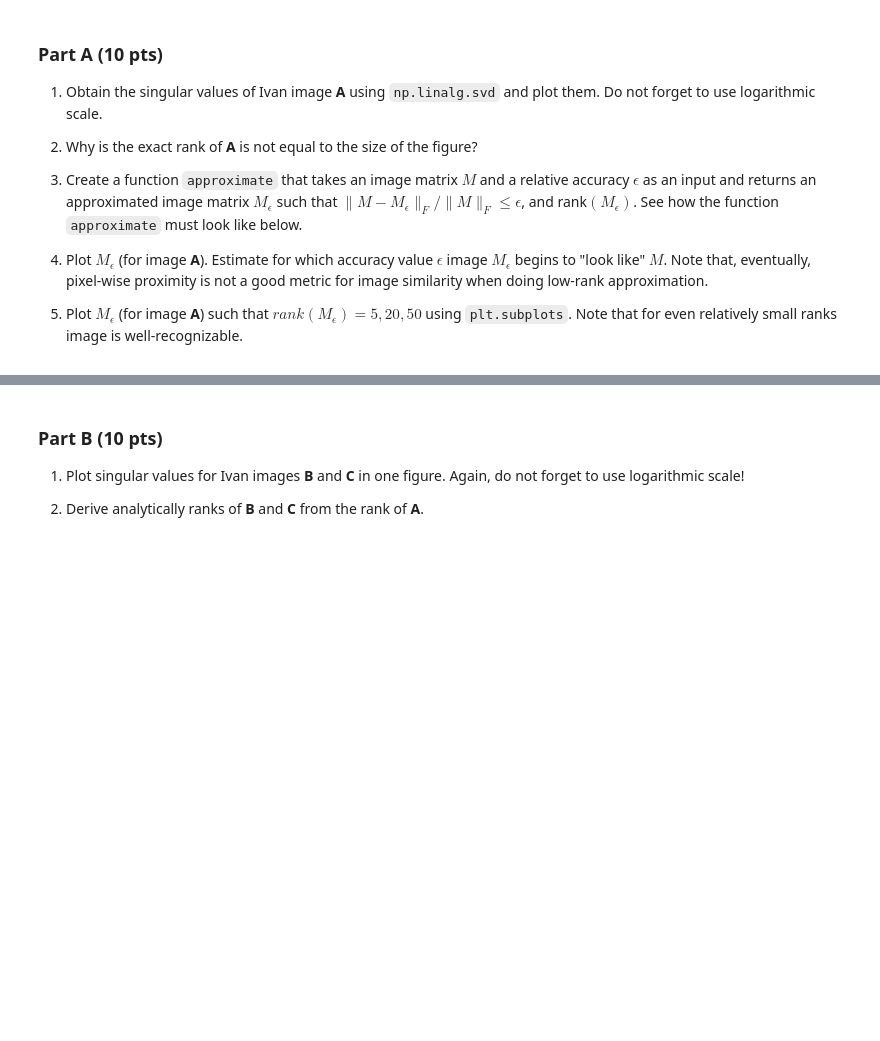
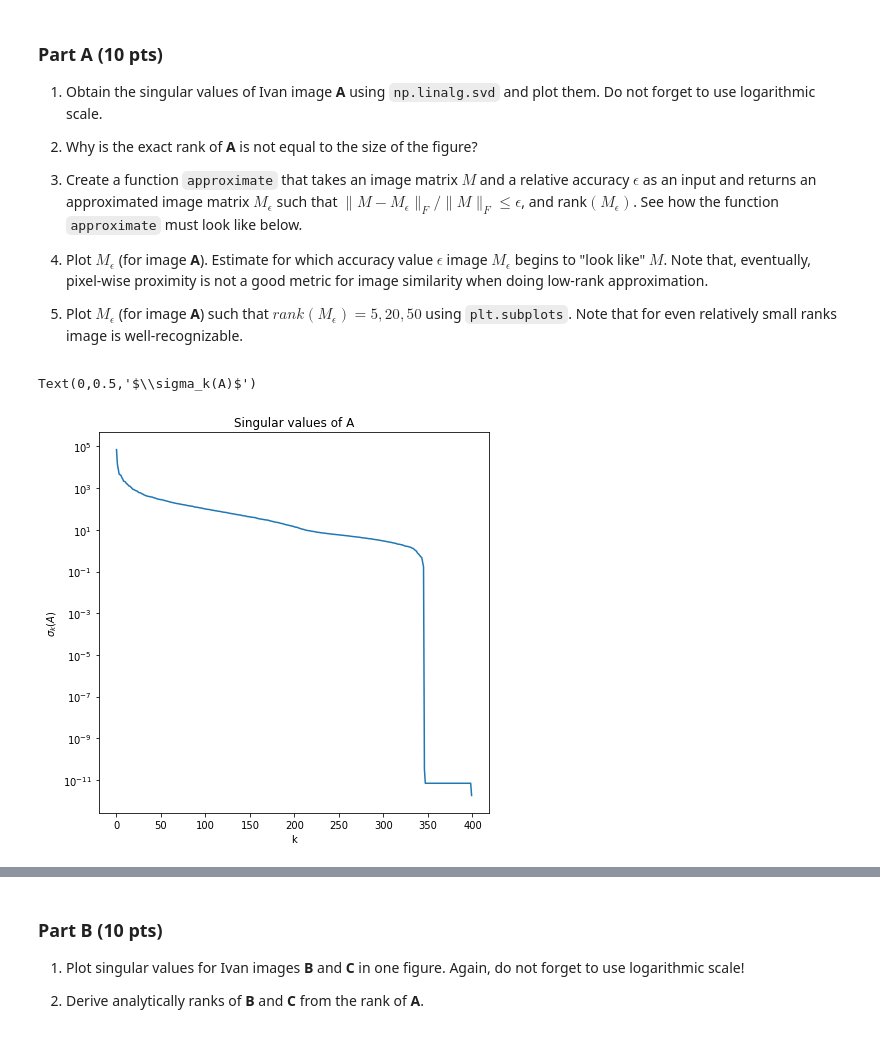
Before and after one commit to XuMuK1/NLA_HW, a Jupyter notebook: Pset1/pset1.ipynb, the cells around one changed output, grey strips where cells are left out. Saved outputs shown, nothing was run; the diff lists cells and outputs as text; code cells hidden in the pictures; blank space fills up the shorter version.

```diff
--- a/Pset1/pset1.ipynb
+++ b/Pset1/pset1.ipynb
@@ -221,0 +408,13 @@ def approximate(img, eps): # 5 pts out of 10 pts
+# %%
+U, s, V = np.linalg.svd(img)
+
+f, ax = plt.subplots(figsize=(7,7))
+
+ax.plot(s)
+ax.set_title('Singular values of A')
+ax.set_xlabel('k')
+ax.set_yscale('log')
+ax.set_ylabel(r'$\sigma_k(A)$')
+# %% [output]
+Text(0,0.5,'$\\sigma_k(A)$')
+[figure, added]
```
Also changed, not shown: parts of 27 cells of this notebook, 1 other file.
